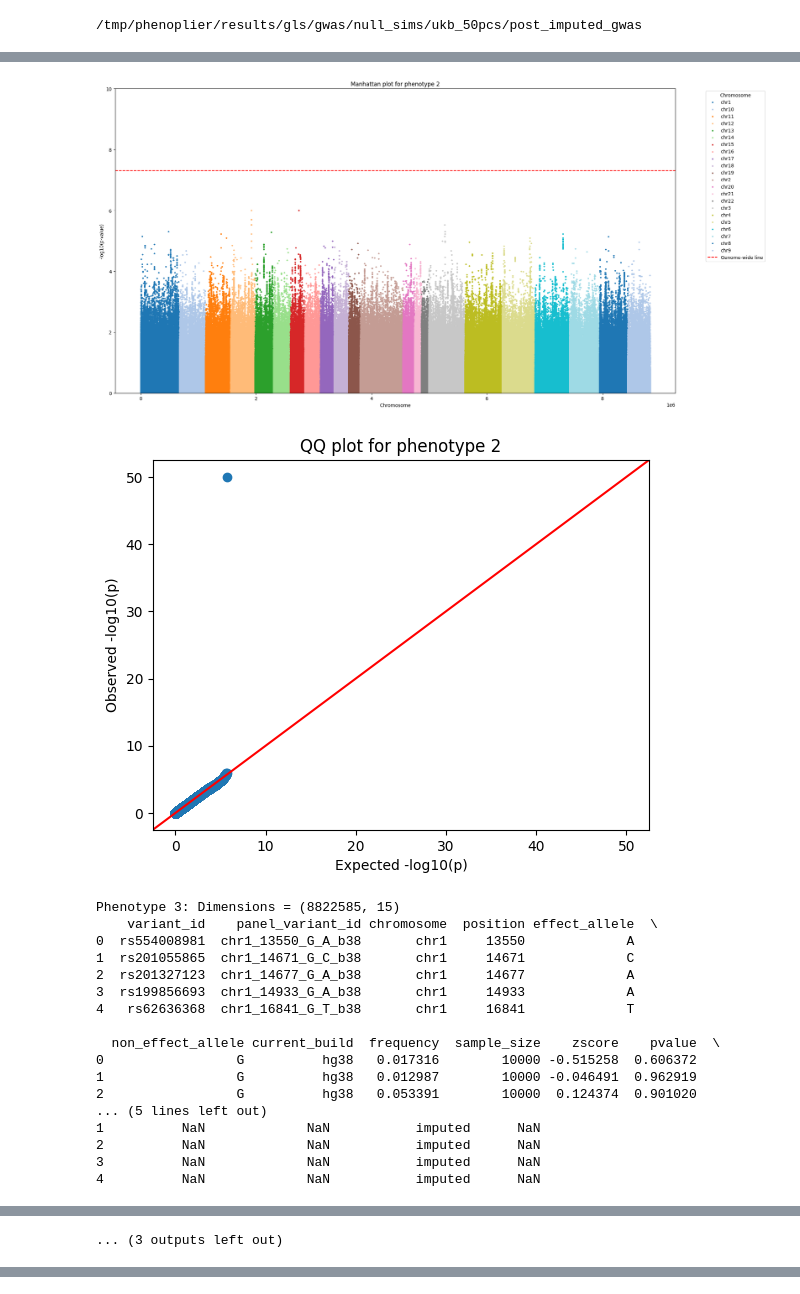
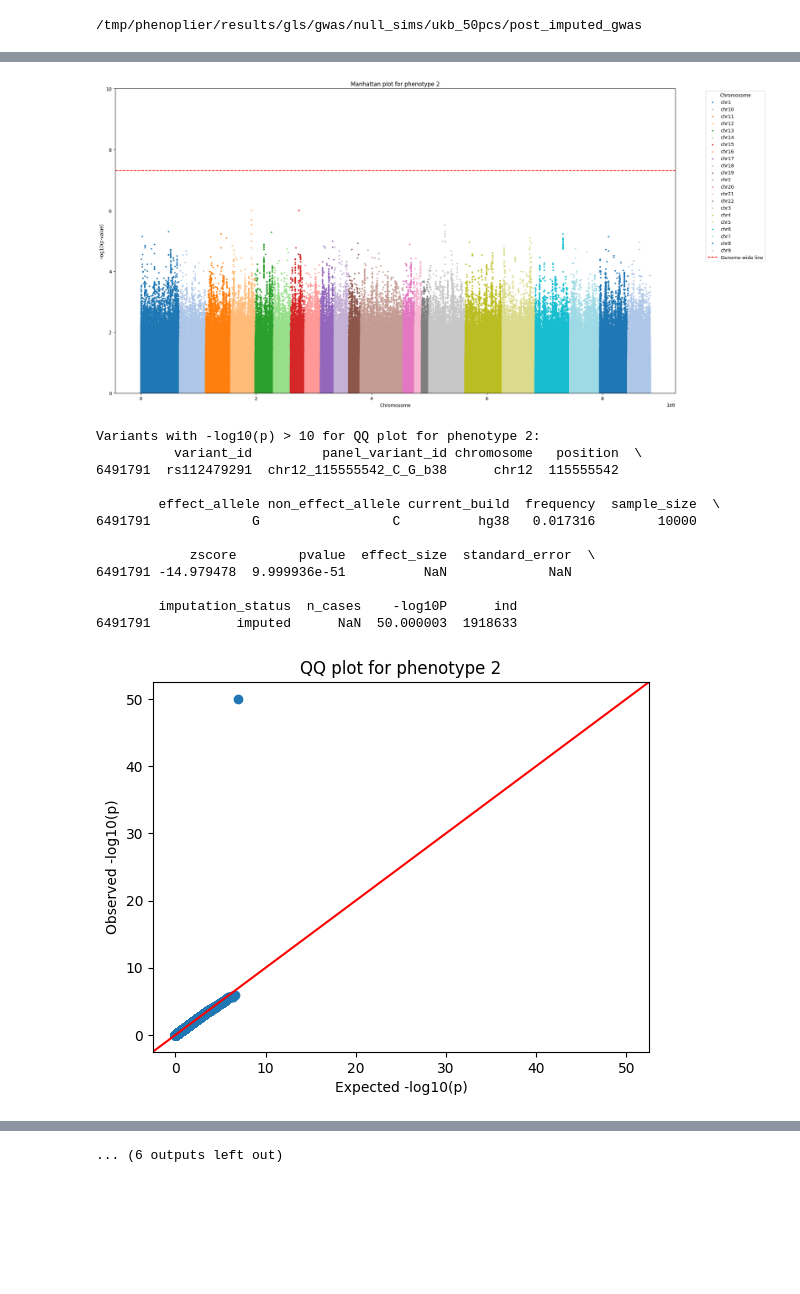
Before and after one commit to pivlab/phenoplier-cli, a Jupyter notebook: nbs/null_simulations/10_gwas_harmonization_desktop/11-gwas-qqplot.ipynb, the cells around one changed output, grey strips where cells are left out. Cells and saved outputs as stored; diff of their text form; code cells hidden in the pictures; blank space fills up the shorter version.

Commit message:
[null]: Print out useful debugging info

```diff
--- a/nbs/null_simulations/10_gwas_harmonization_desktop/11-gwas-qqplot.ipynb
+++ b/nbs/null_simulations/10_gwas_harmonization_desktop/11-gwas-qqplot.ipynb
@@ -19,7 +19,16 @@ def load_gwas_data(filename):
     """Load GWAS data, filter P values, and return a DataFrame."""
     filepath = os.path.join(GWAS_DIR, filename)
     gwas = pd.read_csv(filepath, sep="\t")
-    gwas = gwas[(gwas["pvalue"] >= 0) & (gwas["pvalue"] <= 1)]
+
+    # Print rows where pvalue is 0
+    zero_pvals = gwas[gwas["pvalue"] == 0]
+    if len(zero_pvals) > 0:
+        print(f"\nFound {len(zero_pvals)} variants with p-value = 0:")
+        print(zero_pvals.head())
+        # print(zero_pvals)
+
+    # Filter out p-values that are 0 or > 1
+    gwas = gwas[(gwas["pvalue"] > 0) & (gwas["pvalue"] <= 1)]
     return gwas
 # %%
 def plot_manhattan(gwas, chr_col, bp_col, p_col, snp_col, title):
@@ -49,19 +58,8 @@ def plot_manhattan(gwas, chr_col, bp_col, p_col, snp_col, title):
     plt.tight_layout()
     plt.show()
 # %%
-def plot_qq(p_values, title):
+def plot_qq(p_values, title, gwas_df=None):
     """Generate a QQ plot for GWAS p-values."""
-    # Use the uniform distribution as the null distribution!!!
-    # Do -log10 transformation to p-values!
-    # use func qq plot 2samples
-    # x: expected array
-    # y: observed array
-
-    # Use np.random.unitform to generate expected values with the same size as the observed p_values
-    # Or may use linspace instead of random.uniform, don't include 0 and 1. maybe 1 is okay but 0 is not.
-
-    # Run TWAS when
-
     # Calculate expected p-values (under uniform distribution)
     n = len(p_values)
     expected_p_values = np.arange(1, n + 1) / (n + 1)
@@ -70,6 +68,13 @@ def plot_qq(p_values, title):
     observed_log_p = -np.log10(p_values)
     expected_log_p = -np.log10(expected_p_values)
 
+    # Print rows where -log10(p) > 10
+    if gwas_df is not None:
+        significant_variants = gwas_df[observed_log_p > 10]
+        if len(significant_variants) > 0:
+            print(f"\nVariants with -log10(p) > 10 for {title}:")
+            print(significant_variants)
+
     qqplot_2samples(expected_log_p, observed_log_p, xlabel="Expected -log10(p)", ylabel="Observed -log10(p)", line='45')
     plt.title(title)
     plt.show()
@@ -95,7 +100,7 @@ for phenotype in range(num_rand_phenotypes):
     )
 
     # QQ plot
-    plot_qq(gwas["pvalue"], title=f"QQ plot for phenotype {phenotype}")
+    plot_qq(gwas["pvalue"], title=f"QQ plot for phenotype {phenotype}", gwas_df=gwas)
 # %% [output]
 Phenotype 0: Dimensions = (8822585, 15)
     variant_id    panel_variant_id chromosome  position effect_allele  \
@@ -155,19 +172,14 @@ Phenotype 2: Dimensions = (8822585, 15)
 [figure]
+Variants with -log10(p) > 10 for QQ plot for phenotype 2:
+          variant_id         panel_variant_id chromosome   position  \
+6491791  rs112479291  chr12_115555542_C_G_b38      chr12  115555542
+
+        effect_allele non_effect_allele current_build  frequency  sample_size  \
+6491791             G                 C          hg38   0.017316        10000
+
+            zscore        pvalue  effect_size  standard_error  \
+6491791 -14.979478  9.999936e-51          NaN             NaN
+
+        imputation_status  n_cases    -log10P      ind
+6491791           imputed      NaN  50.000003  1918633
-[figure, old version]
+[figure, new version]
-Phenotype 3: Dimensions = (8822585, 15)
-    variant_id    panel_variant_id chromosome  position effect_allele  \
-0  rs554008981  chr1_13550_G_A_b38       chr1     13550             A
-1  rs201055865  chr1_14671_G_C_b38       chr1     14671             C
-2  rs201327123  chr1_14677_G_A_b38       chr1     14677             A
-3  rs199856693  chr1_14933_G_A_b38       chr1     14933             A
-4   rs62636368  chr1_16841_G_T_b38       chr1     16841             T
-
-  non_effect_allele current_build  frequency  sample_size    zscore    pvalue  \
-0                 G          hg38   0.017316        10000 -0.515258  0.606372
-1                 G          hg38   0.012987        10000 -0.046491  0.962919
-2                 G          hg38   0.053391        10000  0.124374  0.901020
-... (5 lines left out)
-1          NaN             NaN           imputed      NaN
-2          NaN             NaN           imputed      NaN
-3          NaN             NaN           imputed      NaN
-4          NaN             NaN           imputed      NaN
@@ -176 +185,0 @@ Phenotype 3: Dimensions = (8822585, 15)
-... (3 outputs left out)
@@ -176,0 +203 @@ Phenotype 3: Dimensions = (8822585, 15)
+... (6 outputs left out)
```
Also changed, not shown: parts of 1 cell of this notebook.
